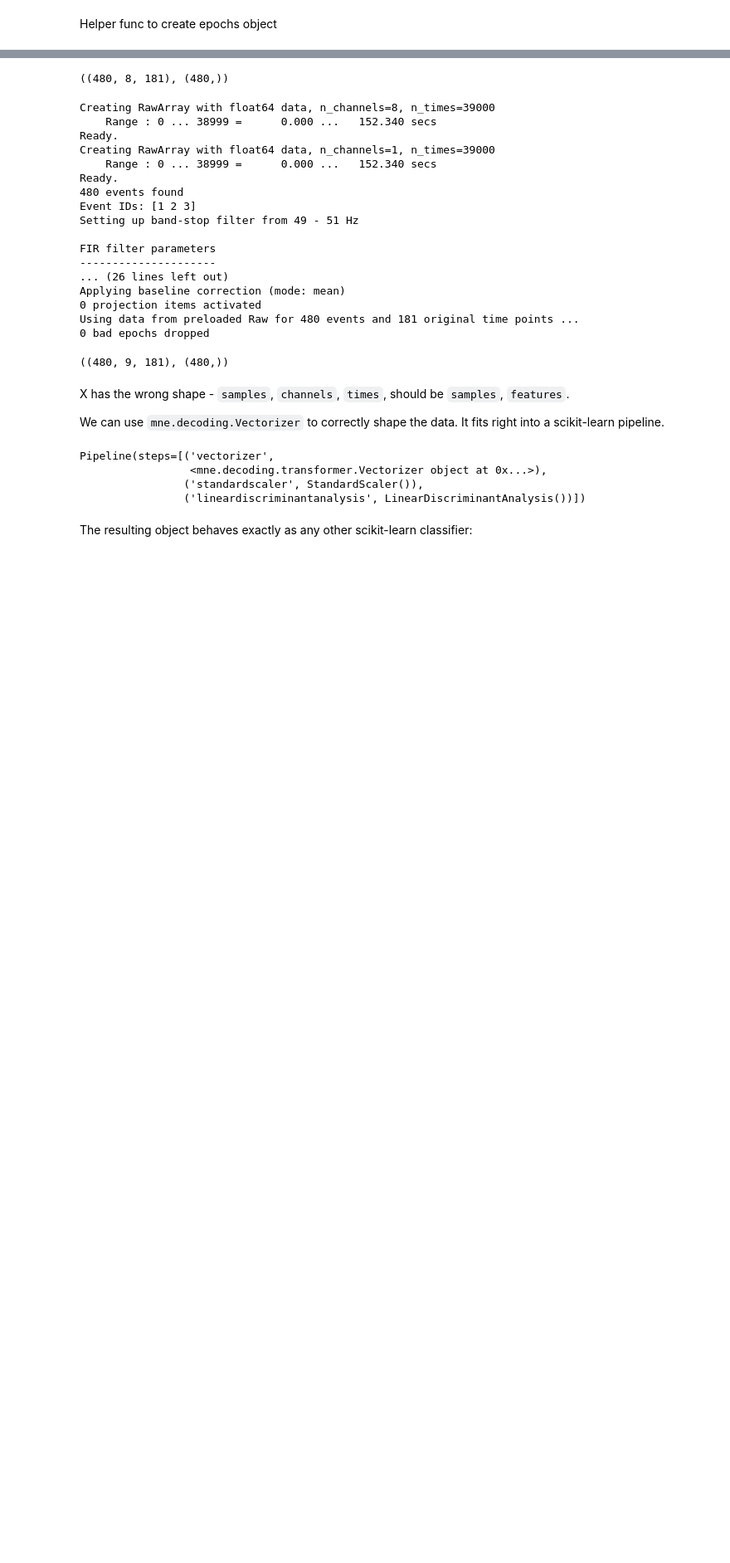
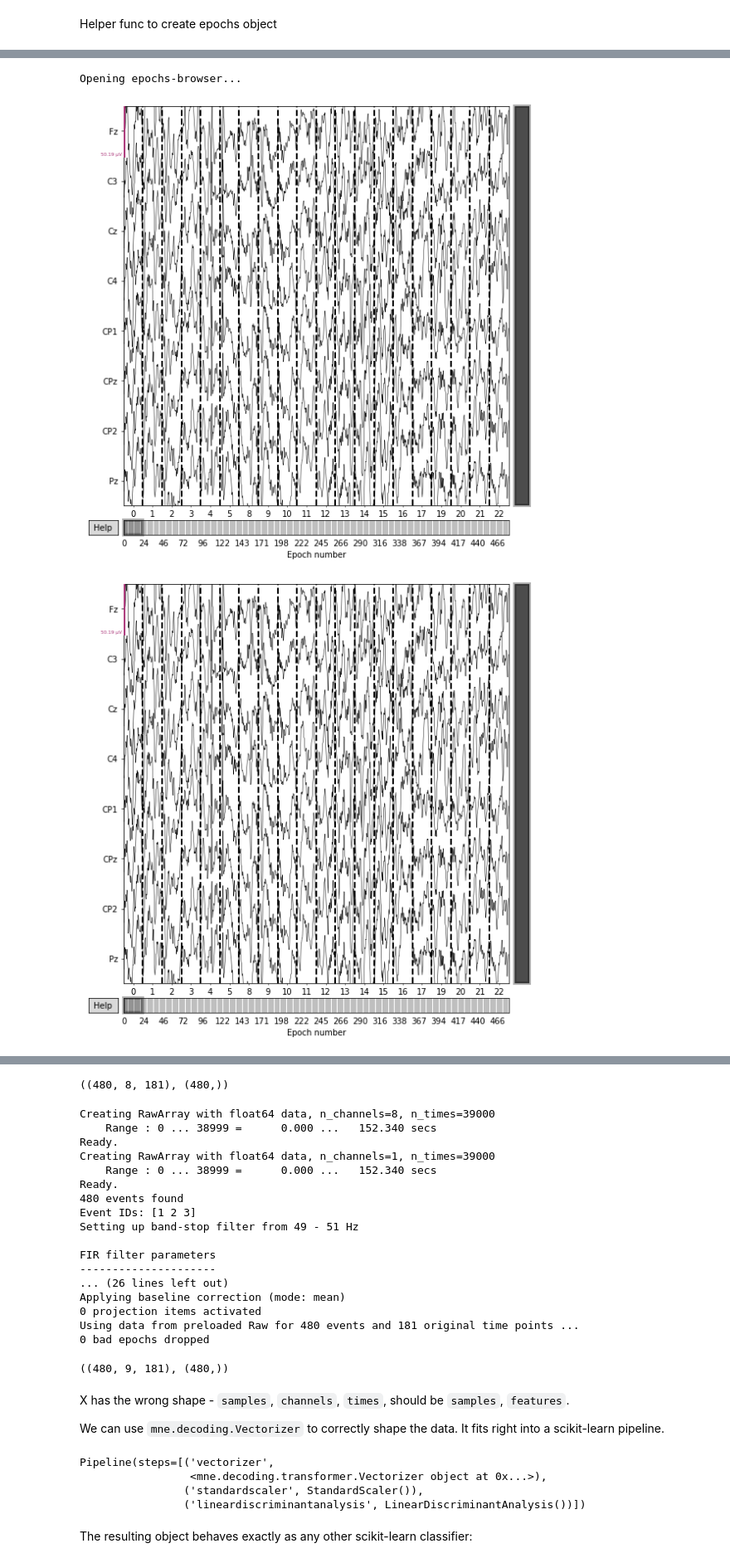
Before and after one commit to Igor-ID/g.tec-BR41N.IO-Hackathon-Unresponsive-Wakefullness-Syndrom, a Jupyter notebook: gtec_hackathon_uws_p300.ipynb, the cells around one changed output, grey strips where cells are left out. Shown at 83% size. Drawn from its saved outputs; the diff is of its cells as text; code cells hidden in the pictures; blank space fills up the shorter version.

```diff
--- a/gtec_hackathon_uws_p300.ipynb
+++ b/gtec_hackathon_uws_p300.ipynb
@@ -56,6 +71,7 @@ def create_epochs(starting_dir="/content/drive/My Drive/data/", item='P1_high1.m
     file_name = os.path.join(starting_dir, item)
     data = loadmat(file_name)
     eeg_data = data['y']
+    eeg_data = eeg_data * 1e-6
 
     raw = mne.io.RawArray(eeg_data.T, info)
     stim_data = data['trig']
@@ -69,7 +85,7 @@ def create_epochs(starting_dir="/content/drive/My Drive/data/", item='P1_high1.m
     raw.notch_filter(freqs=50)  # creating band-stop filter to eliminate power line noise (US - 60Hz, EU - 50Hz)
     raw.filter(l_freq=0.1, h_freq=30)  # creating band-pass filter, to eliminate non-physiological frequencies
 
-    epochs = mne.Epochs(raw, events, tmin=-0.1, tmax=0.6, preload=True)
+    epochs = mne.Epochs(raw, events, tmin=-0.1, tmax=0.6, reject={'eeg': 100e-6}, preload=True)
     return epochs
 # %%
 epochs_train = create_epochs()
@@ -115,0 +132,6 @@ Using data from preloaded Raw for 480 events and 181 original time points ...
+# %%
+epochs_train.plot(scalings='auto')
+# %% [output]
+Opening epochs-browser...
+[figure, added]
+[figure, added]
```
Also changed, not shown: parts of 9 cells of this notebook.
